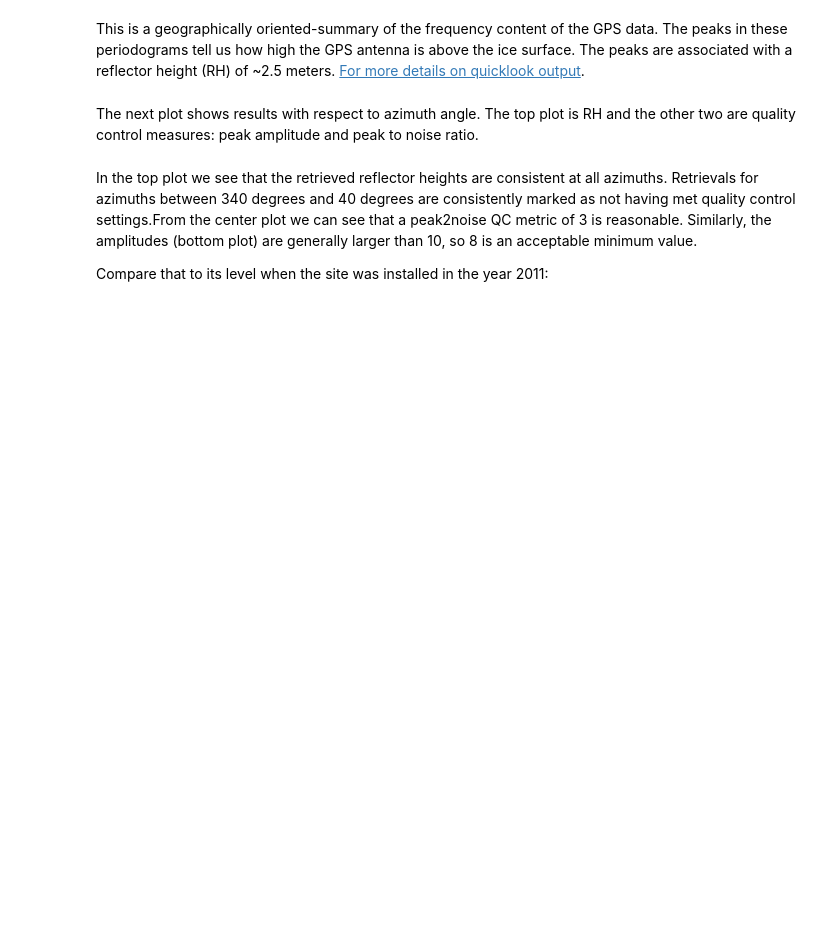
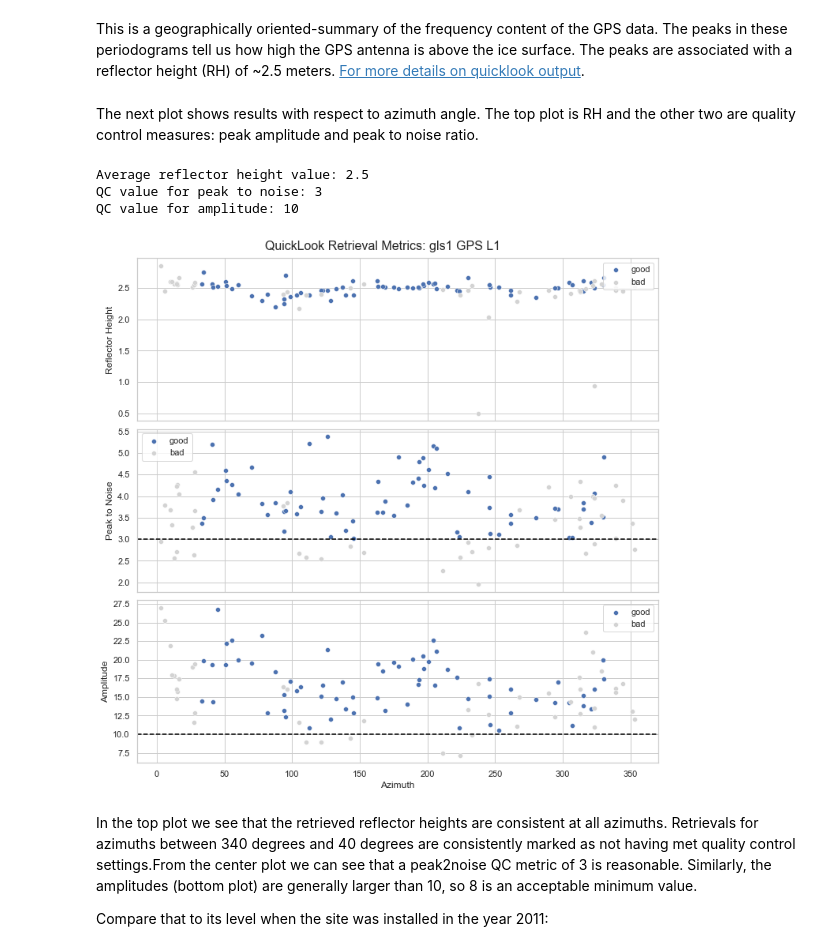
Before and after one commit to timdittmann/gnssrefl_jupyter_github, a Jupyter notebook: notebooks/use-cases/gls1_use_case.ipynb, the cells around one changed output. Saved outputs shown, nothing was run; the diff lists cells and outputs as text; code cells hidden in the pictures; blank space fills up the shorter version.

```diff
--- a/notebooks/use-cases/gls1_use_case.ipynb
+++ b/notebooks/use-cases/gls1_use_case.ipynb
@@ -24,9 +19,9 @@ import environment
 %matplotlib inline
 # %%
 #Making sure environment variables are set - this is required to run the gnssrefl code
-exists = environment.check_environment()
+exists = gnssrefl_helpers.check_environment()
 if exists == False:
-    environment.set_environment()
+    gnssrefl_helpers.set_environment()
 else:
      print('environment variable ORBITS path is', os.environ['ORBITS'],
           '\nenvironment variable REFL_CODE path is', os.environ['REFL_CODE'],
@@ -34,4 +29,4 @@ else:
 
 refl_code_loc = os.environ['REFL_CODE']
 # import the crx2rnx file which is dependant on your working OS - this is required to run the gnssrefl code
-environment.download_crx2rnx()
+gnssrefl_helpers.download_crx2rnx()
@@ -130,27 +139,32 @@ The peaks are associated with a reflector height (RH) of ~2.5 meters. [For more
 The next plot shows results with respect to azimuth angle.  The top plot is RH and the other
 two are quality control measures: peak amplitude and peak to noise ratio.
 # %%
-success, fail = check_parameters.quicklook_metrics(metrics)
+success, fail = gnssrefl_helpers.quicklook_metrics(metrics)
 fig, axes = plt.subplots(ncols=1, nrows=3, figsize=(10,10), sharex=True)
-fig.suptitle(f'QuickLook Retrieval Metrics: {args["station"]} GPS L1', size=16)
+fig.suptitle(f'QuickLook Retrieval Metrics: {station} GPS L1', size=16)
 
 for i, ax in enumerate(axes):
     g = sns.scatterplot(x='Azimuth',y=success.columns[i+1], data=success, ax=ax, label='good')
     g = sns.scatterplot(x='Azimuth',y=fail.columns[i+1], data=fail, ax=ax, color='lightgrey', label='bad')
 
 axes[0].legend(loc='upper right')
 
 avg_rh = np.mean(success['Reflector Height'])
 qc_val_peak2noise = round(min(success['Peak to Noise']))
 axes[1].axhline(qc_val_peak2noise, linestyle='--', color='black', label='QC value used')
 qc_val_amp = round(min(success['Amplitude']))
 axes[2].axhline(qc_val_amp, linestyle='--', color='black', label='QC value used')
 print(f'Average reflector height value: {avg_rh:.1f}')
 print('QC value for peak to noise:', qc_val_peak2noise)
 print('QC value for amplitude:', qc_val_amp)
 
 plt.tight_layout()
 plt.show()
+# %% [output]
+Average reflector height value: 2.5
+QC value for peak to noise: 3
+QC value for amplitude: 10
+[figure, added]
 # %% [markdown]
 In the top plot we see that the retrieved reflector heights are consistent at all azimuths.
 Retrievals for azimuths between 340 degrees and 40 degrees are consistently marked as not having
```
Also changed, not shown: parts of 16 cells of this notebook, 8 other files.
